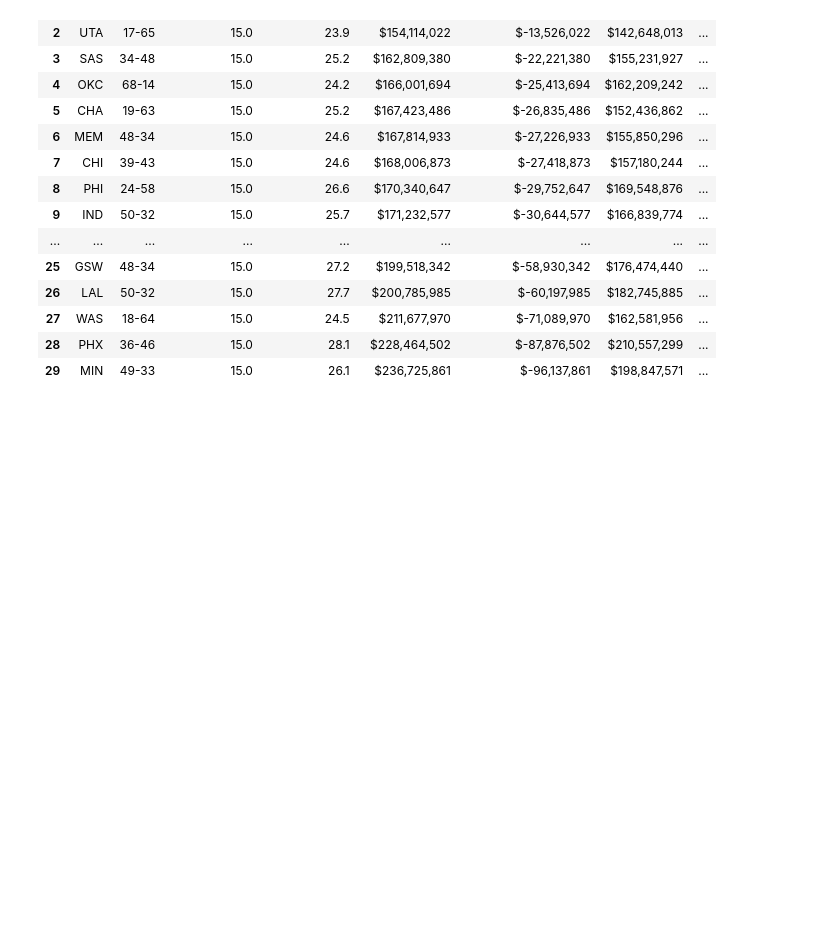
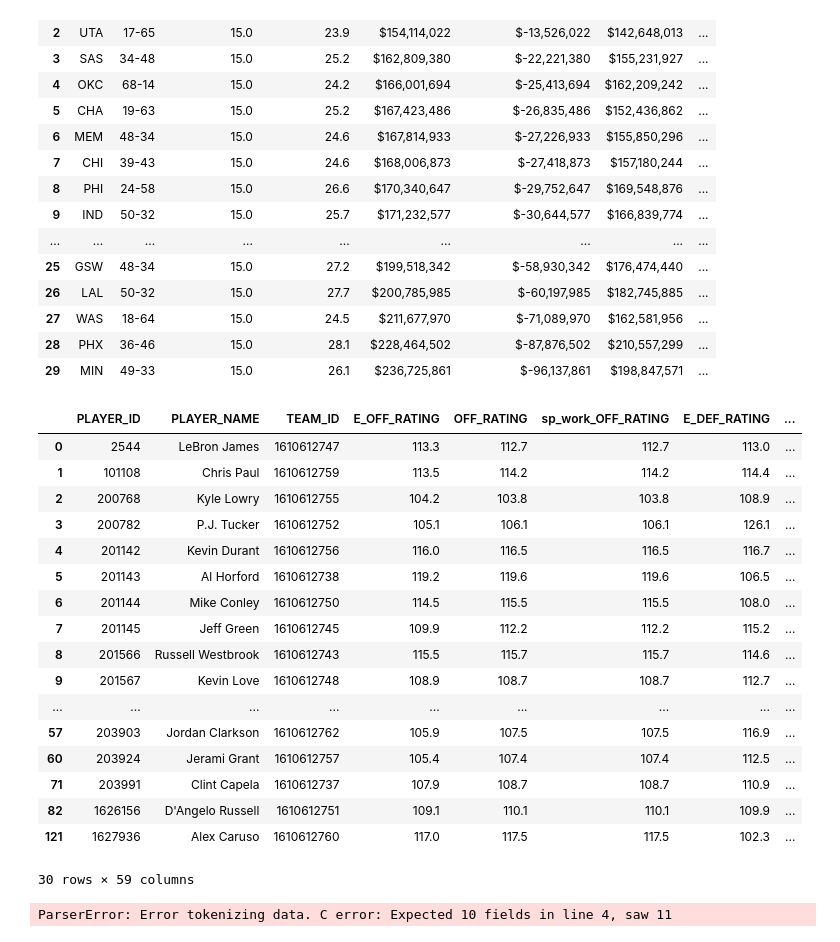
Before and after one commit to TylerVenner/Analysis-of-NBA-Contract-Valuation-Bias, a Jupyter notebook: notebooks/Macy/salary_cap_prototyping.ipynb, the cells around one changed output. Drawn from its saved outputs; the diff is of its cells as text; code cells hidden in the pictures; blank space fills up the shorter version.

Commit message:
Data collection prototyping

```diff
--- a/notebooks/Macy/salary_cap_prototyping.ipynb
+++ b/notebooks/Macy/salary_cap_prototyping.ipynb
@@ -95,3 +95,31 @@ team_caps_df
 | 27 | WAS | 18-64 | 15.0 | 24.5 | $211,677,970 | $-71,089,970 | $162,581,956 | ... |
 | 28 | PHX | 36-46 | 15.0 | 28.1 | $228,464,502 | $-87,876,502 | $210,557,299 | ... |
 | 29 | MIN | 49-33 | 15.0 | 26.1 | $236,725,861 | $-96,137,861 | $198,847,571 | ... |
+# %%
+df = pd.read_csv('/Users/macychen/VSCodeProjects/Analysis-of-NBA-Contract-Valuation-Bias/data/raw/Player_Performance_raw.csv')
+
+df_unique = df.drop_duplicates(subset=['TEAM_ID'], keep='first')
+df_unique
+# %% [output]
+|  | PLAYER_ID | PLAYER_NAME | TEAM_ID | E_OFF_RATING | OFF_RATING | sp_work_OFF_RATING | E_DEF_RATING | ... |
+| 0 | 2544 | LeBron James | 1610612747 | 113.3 | 112.7 | 112.7 | 113.0 | ... |
+| 1 | 101108 | Chris Paul | 1610612759 | 113.5 | 114.2 | 114.2 | 114.4 | ... |
+| 2 | 200768 | Kyle Lowry | 1610612755 | 104.2 | 103.8 | 103.8 | 108.9 | ... |
+| 3 | 200782 | P.J. Tucker | 1610612752 | 105.1 | 106.1 | 106.1 | 126.1 | ... |
+| 4 | 201142 | Kevin Durant | 1610612756 | 116.0 | 116.5 | 116.5 | 116.7 | ... |
+| 5 | 201143 | Al Horford | 1610612738 | 119.2 | 119.6 | 119.6 | 106.5 | ... |
+| 6 | 201144 | Mike Conley | 1610612750 | 114.5 | 115.5 | 115.5 | 108.0 | ... |
+| 7 | 201145 | Jeff Green | 1610612745 | 109.9 | 112.2 | 112.2 | 115.2 | ... |
+| 8 | 201566 | Russell Westbrook | 1610612743 | 115.5 | 115.7 | 115.7 | 114.6 | ... |
+| 9 | 201567 | Kevin Love | 1610612748 | 108.9 | 108.7 | 108.7 | 112.7 | ... |
+| ... | ... | ... | ... | ... | ... | ... | ... | ... |
+| 57 | 203903 | Jordan Clarkson | 1610612762 | 105.9 | 107.5 | 107.5 | 116.9 | ... |
+| 60 | 203924 | Jerami Grant | 1610612757 | 105.4 | 107.4 | 107.4 | 112.5 | ... |
+| 71 | 203991 | Clint Capela | 1610612737 | 107.9 | 108.7 | 108.7 | 110.9 | ... |
+| 82 | 1626156 | D'Angelo Russell | 1610612751 | 109.1 | 110.1 | 110.1 | 109.9 | ... |
+| 121 | 1627936 | Alex Caruso | 1610612760 | 117.0 | 117.5 | 117.5 | 102.3 | ... |
+30 rows × 59 columns
+# %%
+df = pd.read_csv('/Users/macychen/VSCodeProjects/Analysis-of-NBA-Contract-Valuation-Bias/data/raw/raw_salary_caps.csv')
+# %% [output]
+ParserError: Error tokenizing data. C error: Expected 10 fields in line 4, saw 11
```
Also changed, not shown: parts of 1 cell of this notebook.
